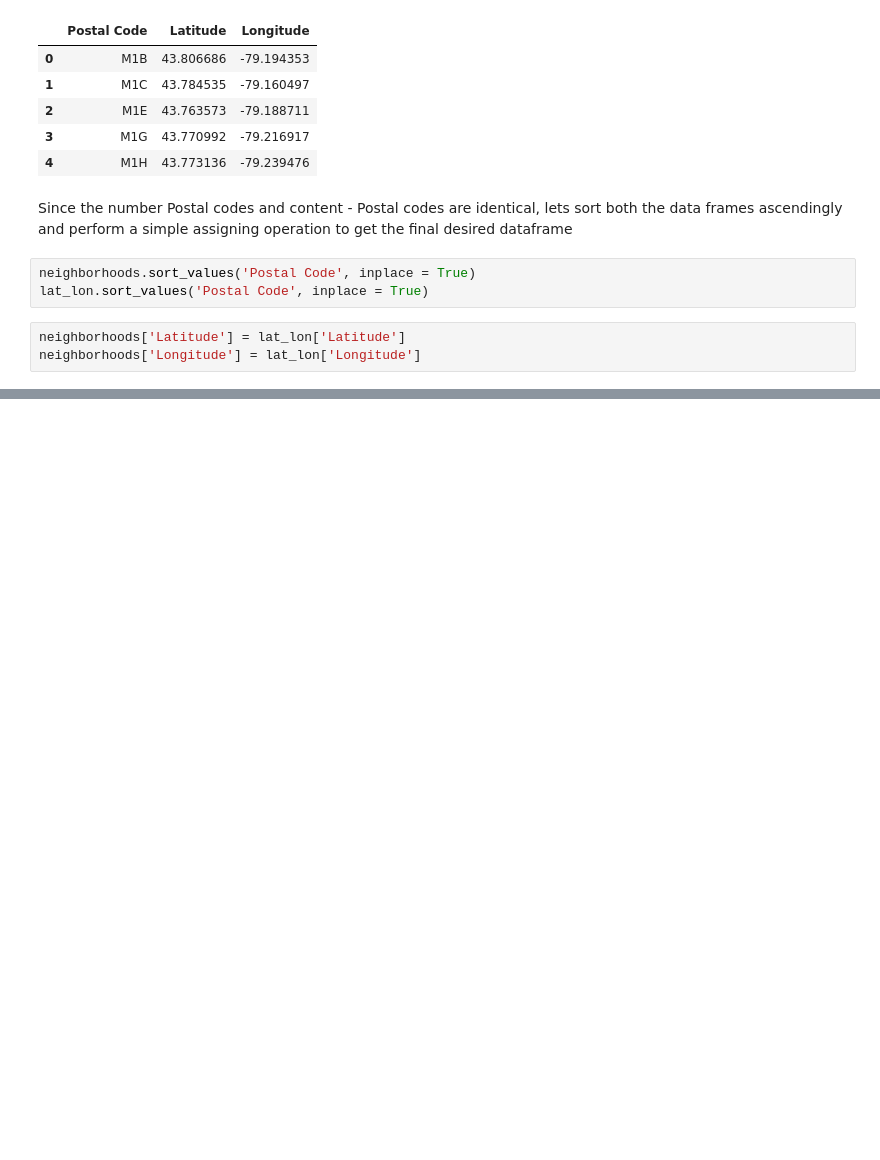
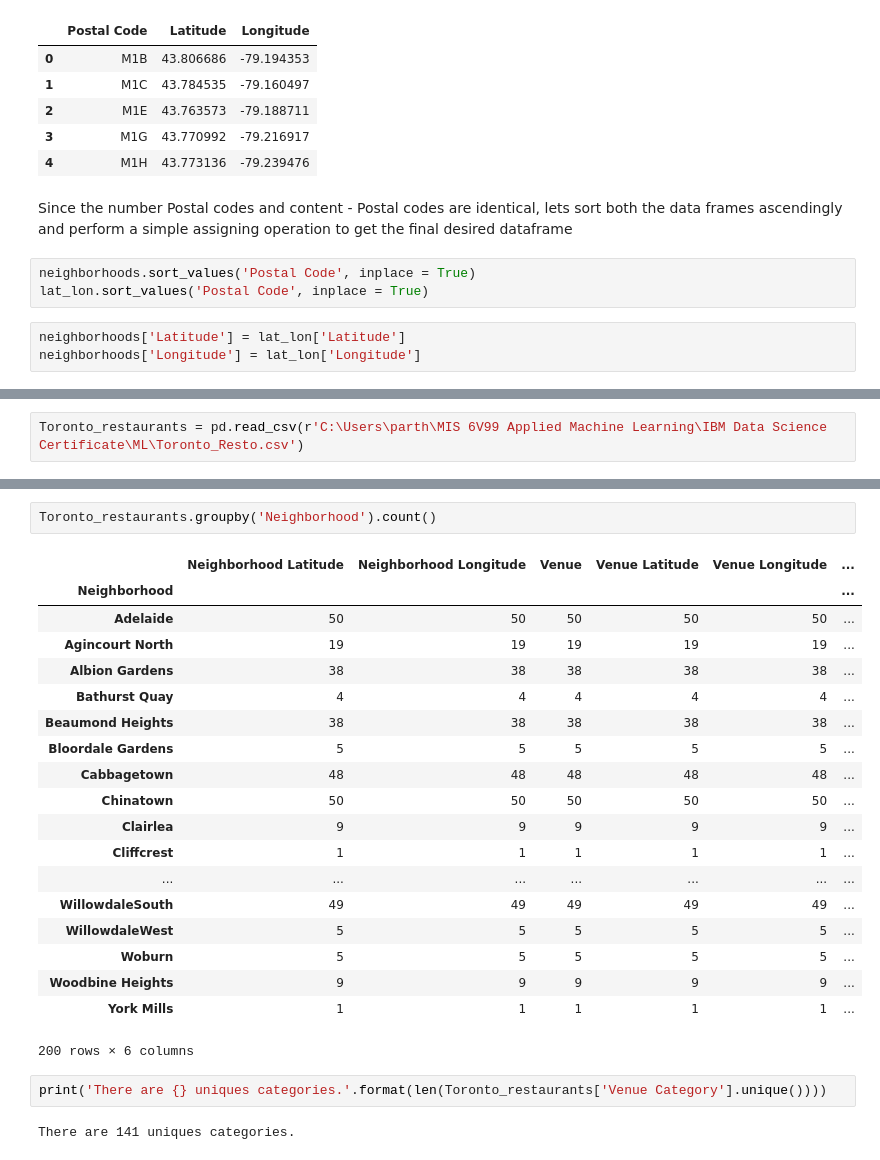
Before and after one commit to ParthRaj22/Battle-of-Neighborhoods, a Jupyter notebook: Battle of Neighborhoods.ipynb, the cells around one changed output, grey strips where cells are left out. Drawn from its saved outputs; the diff is of its cells as text; blank space fills up the shorter version.

```diff
--- a/Battle of Neighborhoods.ipynb
+++ b/Battle of Neighborhoods.ipynb
@@ -119,0 +285,2 @@ neighborhoods
+# %%
+Toronto_restaurants = pd.read_csv(r'C:\Users\parth\MIS 6V99 Applied Machine Learning\IBM Data Science Certificate\ML\Toronto_Resto.csv')
@@ -119,0 +296,26 @@ neighborhoods
+# %%
+Toronto_restaurants.groupby('Neighborhood').count()
+# %% [output]
+|  | Neighborhood Latitude | Neighborhood Longitude | Venue | Venue Latitude | Venue Longitude | ... |
+| Neighborhood |  |  |  |  |  | ... |
+| Adelaide | 50 | 50 | 50 | 50 | 50 | ... |
+| Agincourt North | 19 | 19 | 19 | 19 | 19 | ... |
+| Albion Gardens | 38 | 38 | 38 | 38 | 38 | ... |
+| Bathurst Quay | 4 | 4 | 4 | 4 | 4 | ... |
+| Beaumond Heights | 38 | 38 | 38 | 38 | 38 | ... |
+| Bloordale Gardens | 5 | 5 | 5 | 5 | 5 | ... |
+| Cabbagetown | 48 | 48 | 48 | 48 | 48 | ... |
+| Chinatown | 50 | 50 | 50 | 50 | 50 | ... |
+| Clairlea | 9 | 9 | 9 | 9 | 9 | ... |
+| Cliffcrest | 1 | 1 | 1 | 1 | 1 | ... |
+| ... | ... | ... | ... | ... | ... | ... |
+| WillowdaleSouth | 49 | 49 | 49 | 49 | 49 | ... |
+| WillowdaleWest | 5 | 5 | 5 | 5 | 5 | ... |
+| Woburn | 5 | 5 | 5 | 5 | 5 | ... |
+| Woodbine Heights | 9 | 9 | 9 | 9 | 9 | ... |
+| York Mills | 1 | 1 | 1 | 1 | 1 | ... |
+200 rows × 6 columns
+# %%
+print('There are {} uniques categories.'.format(len(Toronto_restaurants['Venue Category'].unique())))
+# %% [output]
+There are 141 uniques categories.
```
Also changed, not shown: parts of 58 cells of this notebook.
